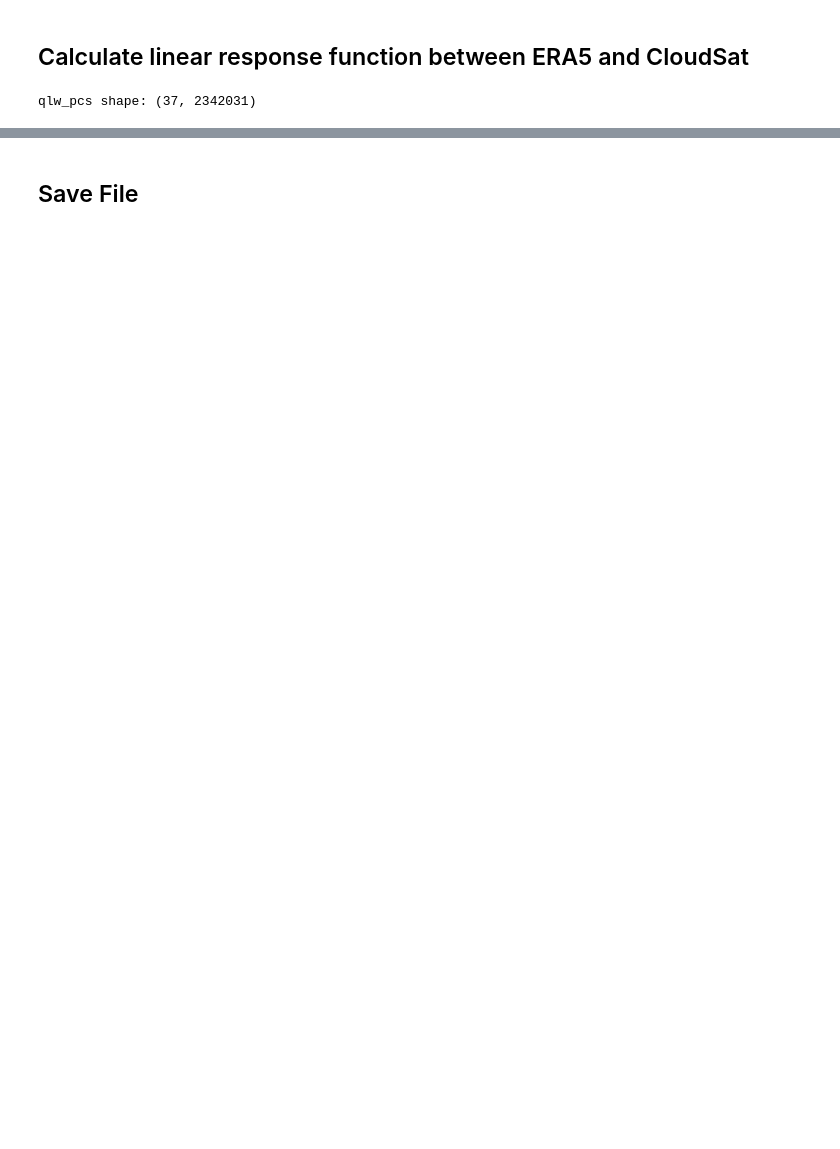
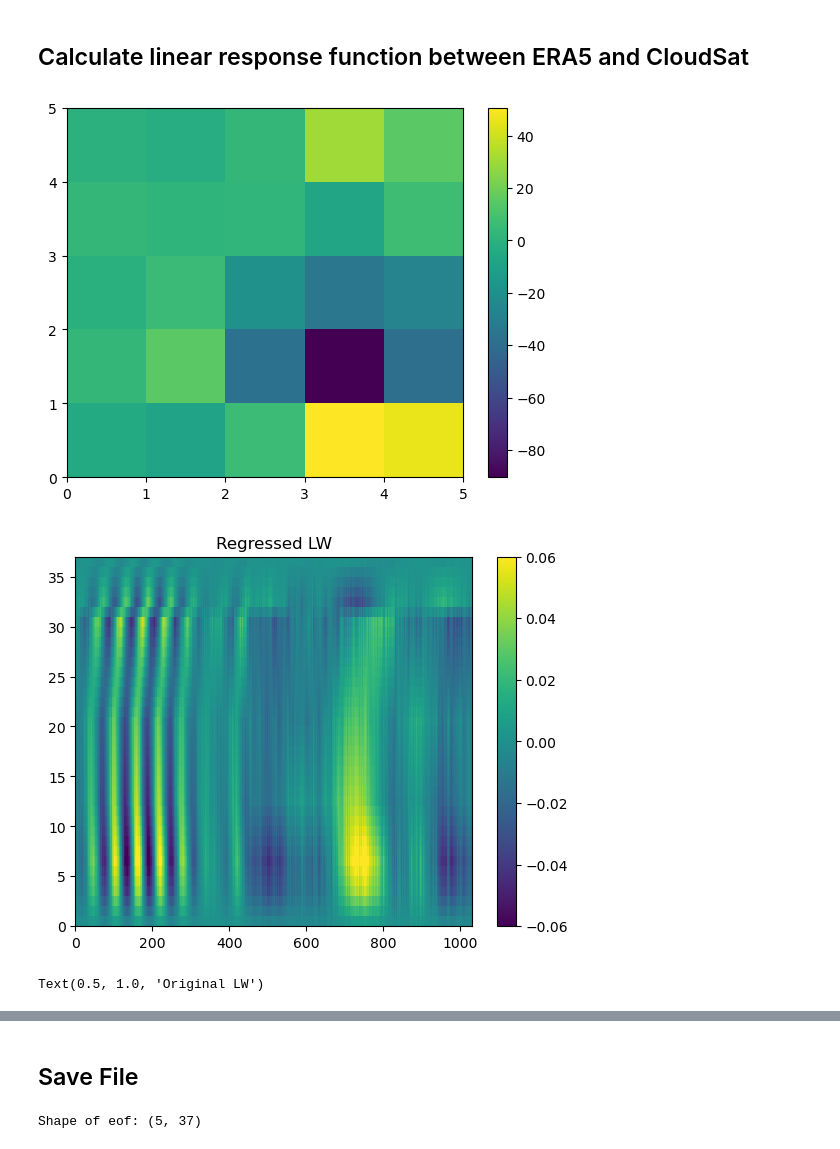
Before and after one commit to JosephKan828/Observation, a Jupyter notebook: Code/ERA5/w_qlw_regression.ipynb, the cells around one changed output, grey strips where cells are left out. Saved outputs shown, nothing was run; the diff lists cells and outputs as text; code cells hidden in the pictures; blank space fills up the shorter version.

Commit message:
new regression

```diff
--- a/Code/ERA5/w_qlw_regression.ipynb
+++ b/Code/ERA5/w_qlw_regression.ipynb
@@ -31,33 +39,55 @@ nt, nz, ny, nx = w.shape
 # %% [markdown]
 ## Calculate linear response function between ERA5 and CloudSat
 # %%
-# reshape dataset
-qlw_reshape = qlw.transpose(1, 0, 2, 3).reshape(nz, -1)
-w_reshape = w.transpose(1, 0, 2, 3).reshape(nz, -1)
+# concatenate data
+lw = np.concatenate([lw_comp[key] for key in lw_comp.keys()], axis=1)
+sw = np.concatenate([sw_comp[key] for key in sw_comp.keys()], axis=1)
+w = np.concatenate([w_comp[key] for key in w_comp.keys()], axis=1) # shape: (n_samples, nz)
 
-# filter out nan values
-valid_idx = ~np.any(np.isnan(qlw_reshape), axis=0) & ~np.any(np.isnan(w_reshape), axis=0)
-qlw_reshape = qlw_reshape[:, valid_idx]
-w_reshape = w_reshape[:, valid_idx]
+lw -= np.mean(lw, axis=1, keepdims=True)
+sw -= np.mean(sw, axis=1, keepdims=True)
+w -= np.mean(w, axis=1, keepdims=True)
 
-# remove mean
-qlw_reshape -= qlw_reshape.mean(axis=1, keepdims=True)
-w_reshape -= w_reshape.mean(axis=1, keepdims=True)
+lw_train = lw[:, :3000].T
+sw_train = sw[:, :3000].T
+w_train = w[:, :3000].T
 
-del qlw, w
+# apply EOF on w
+w_U, w_S, w_Vt = np.linalg.svd(w_train, full_matrices=False)
+w_eofs = w_Vt[:5, :] # shape (nmodes, nz)
+w_pcs = (w_train @ w_eofs.T @ np.linalg.inv(w_eofs @ w_eofs.T)).T # shape (nmodes, n_samples)
 
-# apply PCA on w
-w_U, w_S, w_Vt = np.linalg.svd(w_reshape.T, full_matrices=False)
+# decompose lw and sw using w EOFs
+lw_pcs = (lw_train @ w_eofs.T @ np.linalg.inv(w_eofs @ w_eofs.T)).T  # shape (nmodes, n_samples)
+sw_pcs = (sw_train @ w_eofs.T @ np.linalg.inv(w_eofs @ w_eofs.T)).T  # shape (nmodes, n_samples)
 
-w_eofs = w_Vt.T                  # shape: (nz, n_modes)
-w_pcs  = (w_U @ np.diag(w_S)).T  # shape: (n_modes, n_samples)
+# apply regression
+lw_w = lw_pcs @ w_pcs.T @ np.linalg.inv(w_pcs @ w_pcs.T)  # shape (nz, nmodes)
+sw_w = sw_pcs @ w_pcs.T @ np.linalg.inv(w_pcs @ w_pcs.T)  # shape (nz, nmodes)
 
-# # project qlw and qsw onto w EOFs
-qlw_pcs =  np.linalg.inv(w_eofs.T @ w_eofs) @ w_eofs.T @ qlw_reshape  # shape: (n_modes, n_samples)
+# test
+lw_test = lw[:, 3000:].T
+sw_test = sw[:, 3000:].T
+w_test = w[:, 3000:].T
 
-print("qlw_pcs shape:", qlw_pcs.shape)
+w_test_pcs = (w_test @ w_eofs.T @ np.linalg.inv(w_eofs @ w_eofs.T)).T
+lw_test_pcs = (lw_test @ w_eofs.T @ np.linalg.inv(w_eofs @ w_eofs.T)).T
+sw_test_pcs = (sw_test @ w_eofs.T @ np.linalg.inv(w_eofs @ w_eofs.T)).T
 
-# apply normal equation for regression coefficients
-PC_reg = qlw_pcs @ w_pcs.T @ np.linalg.inv(w_pcs @ w_pcs.T)
+lw_reg = w_eofs.T @ (lw_w @ w_test_pcs)
+
+plt.pcolormesh(lw_w)
+plt.colorbar()
+plt.show()
+
+plt.pcolormesh(lw_reg, vmin=-0.06, vmax=0.06)
+plt.colorbar()
+plt.title("Regressed LW")
+plt.show()
+plt.pcolormesh(lw_test.T, vmin=-0.06, vmax=0.06)
+plt.colorbar()
+plt.title("Original LW")
 # %% [output]
+[figure, added]
+[figure, added]
-qlw_pcs shape: (37, 2342031)
+Text(0.5, 1.0, 'Original LW')
@@ -64,6 +95,11 @@ qlw_pcs shape: (37, 2342031)
 # %% [markdown]
 ## Save File
 # %%
-with h5py.File("/home/b11209013/2025_Research/Obs/Files/ERA5/LRF_LW_w.h5", "w") as f:
-    f.create_dataset("LRF", data=PC_reg)
+with h5py.File("/home/b11209013/2025_Research/Obs/Files/ERA5/LRF_w.h5", "w") as f:
+    f.create_dataset("LW_LRF", data=lw_w)
+    f.create_dataset("SW_LRF", data=sw_w)
     f.create_dataset("EOF", data=w_eofs)
+
+print("Shape of eof:", w_eofs.shape)
+# %% [output]
+Shape of eof: (5, 37)
```
Also changed, not shown: parts of 2 cells of this notebook, 2 other files.
